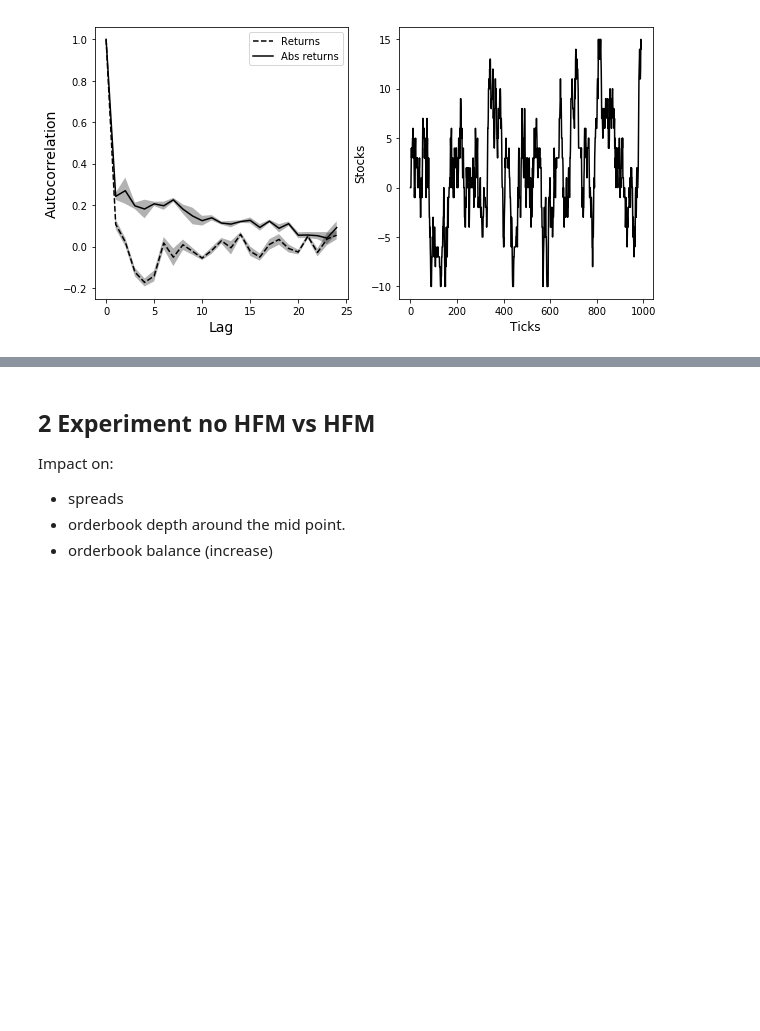
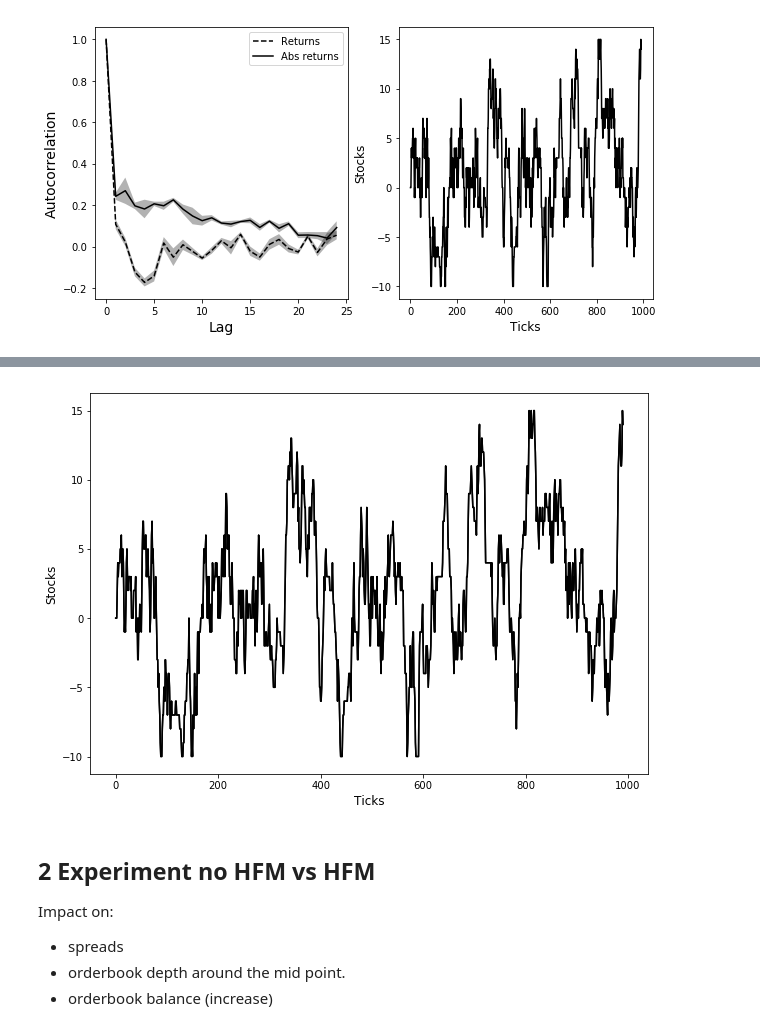
Before and after one commit to joerischasfoort/hfm-abm, a Jupyter notebook: Benchmark-Scenario.ipynb, the cells around one changed output, grey strips where cells are left out. Drawn from its saved outputs; the diff is of its cells as text; code cells hidden in the pictures; blank space fills up the shorter version.

```diff
--- a/Benchmark-Scenario.ipynb
+++ b/Benchmark-Scenario.ipynb
@@ -270,3 +303,17 @@ fig.savefig('benchmark_stylized_facts.png')
+# %%
+fig, ax1 = plt.subplots(1, 1, figsize=(10,7))
+
+ax1.plot(range(len(inventory_deviation_from_target)), inventory_deviation_from_target, 'k-', label='deviation from target')
+ax1.set_ylabel('Stocks', fontsize='12')
+ax1.set_xlabel('Ticks', fontsize='12')
+
+ax1.plot(range(len(inventory_deviation_from_target)), inventory_deviation_from_target, 'k-', label='deviation from target')
+ax1.set_ylabel('Stocks', fontsize='12')
+ax1.set_xlabel('Ticks', fontsize='12')
+
+fig.savefig('hfm_inventory.png')
+# %% [output]
+[figure, added]
 # %% [markdown]
 ## 2 Experiment no HFM vs HFM
 Impact on:
```
Also changed, not shown: parts of 18 cells of this notebook, 1 other file.
